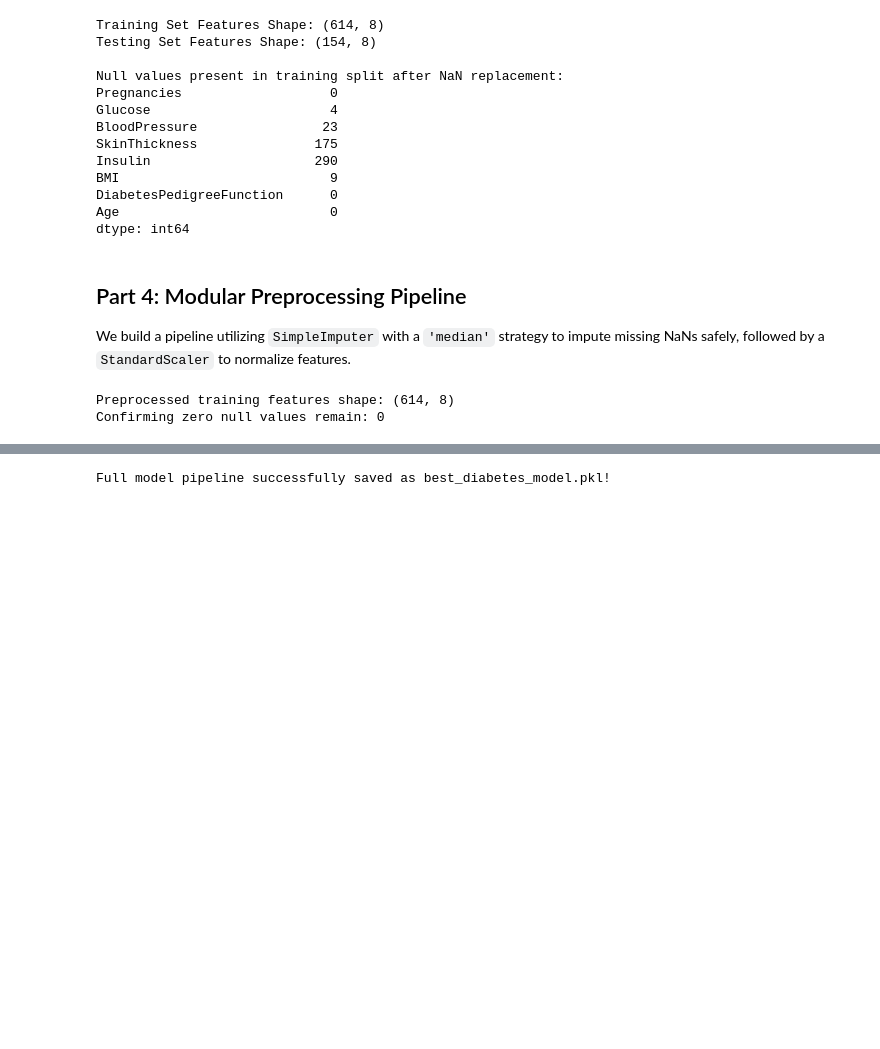
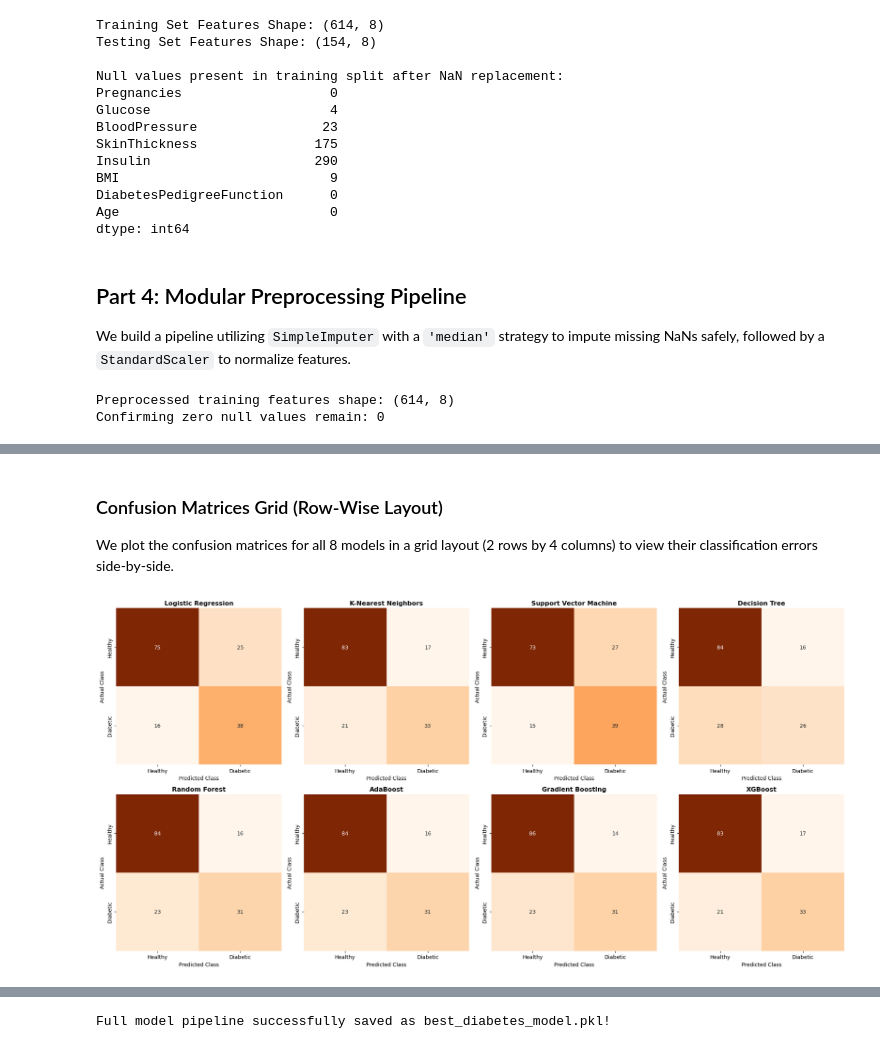
Before and after one commit to binodshahnepal/DataAnalysis, a Jupyter notebook: diabetes.ipynb, the cells around one changed output, grey strips where cells are left out. Cells and saved outputs as stored; diff of their text form; code cells hidden in the pictures; blank space fills up the shorter version.

Commit message:
Update diabetes notebook with comprehensive model comparison grid and CV metrics

```diff
--- a/diabetes.ipynb
+++ b/diabetes.ipynb
@@ -379,19 +373,0 @@ To account for class imbalance, we adjust class weights inside the algorithms (`
-# %%
-from sklearn.linear_model import LogisticRegression
-from sklearn.ensemble import RandomForestClassifier
-from xgboost import XGBClassifier
-
-# 1. Logistic Regression with balanced weights
-lr = LogisticRegression(class_weight='balanced', random_state=42, max_iter=1000)
-lr.fit(X_train_processed, y_train)
-
-# 2. Random Forest Classifier with balanced weights
-rf = RandomForestClassifier(class_weight='balanced', random_state=42, n_jobs=-1)
-rf.fit(X_train_processed, y_train)
-
-# 3. XGBoost Classifier with scaled weights
-scale_pos_weight = (len(y_train) - sum(y_train)) / sum(y_train)
-xgb = XGBClassifier(scale_pos_weight=scale_pos_weight, random_state=42, n_jobs=-1)
-xgb.fit(X_train_processed, y_train)
-
-print("Logistic Regression, Random Forest, and XGBoost models trained successfully!")
@@ -451,0 +459,25 @@ We tune the parameters of our XGBoost model using `RandomizedSearchCV`, scoring
+# %% [markdown]
+### Confusion Matrices Grid (Row-Wise Layout)
+We plot the confusion matrices for all 8 models in a grid layout (2 rows by 4 columns) to view their classification errors side-by-side.
+# %%
+from sklearn.metrics import confusion_matrix
+import seaborn as sns
+import matplotlib.pyplot as plt
+
+fig, axes = plt.subplots(2, 4, figsize=(20, 10))
+axes = axes.flatten()
+
+for idx, (name, model) in enumerate(models.items()):
+    y_pred = model.predict(X_test_processed)
+    cm = confusion_matrix(y_test, y_pred)
+
+    sns.heatmap(cm, annot=True, fmt='d', cmap='Oranges', cbar=False, ax=axes[idx],
+                xticklabels=['Healthy', 'Diabetic'], yticklabels=['Healthy', 'Diabetic'])
+    axes[idx].set_title(name, fontsize=12, fontweight='bold')
+    axes[idx].set_ylabel('Actual Class')
+    axes[idx].set_xlabel('Predicted Class')
+
+plt.tight_layout()
+plt.show()
+# %% [output]
+[figure, added]
```
Also changed, not shown: parts of 11 cells of this notebook.
